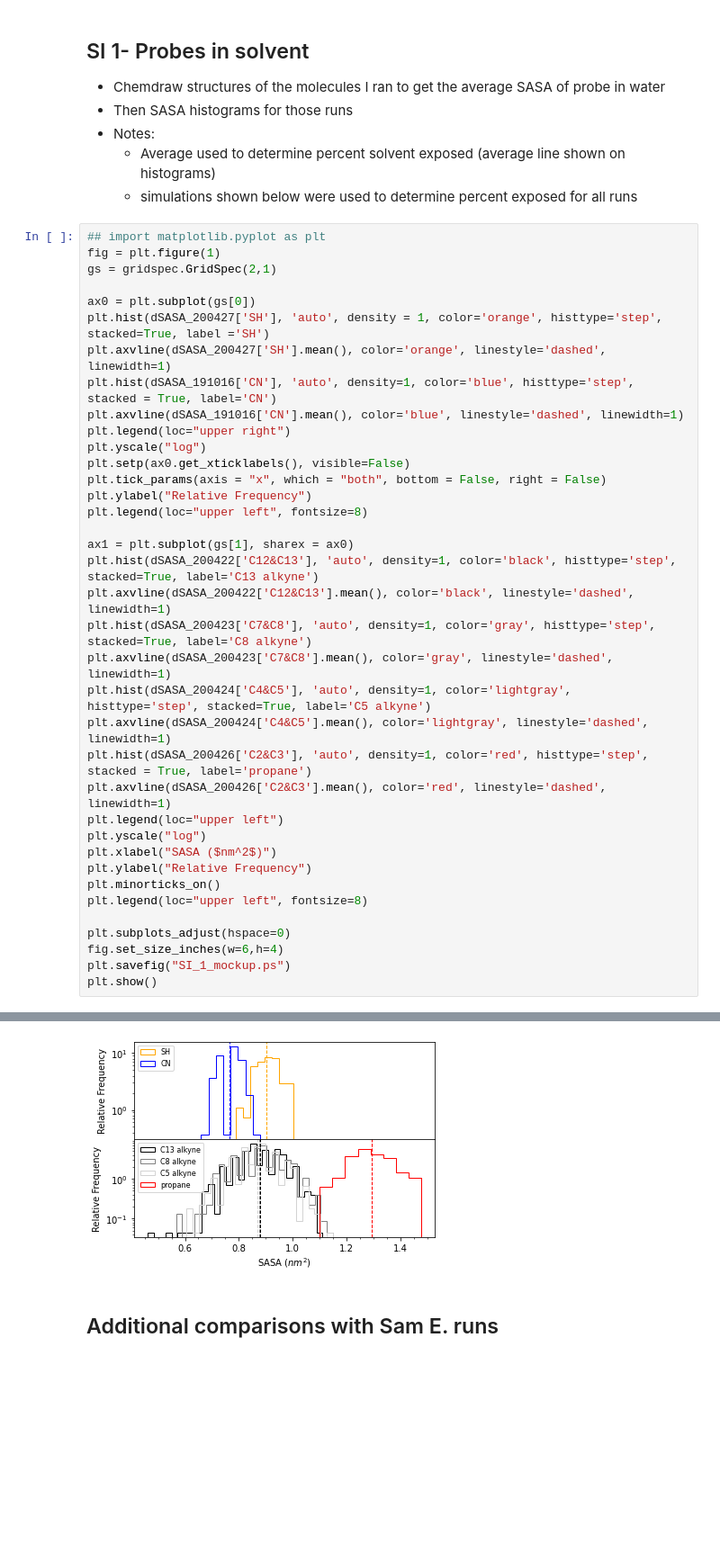
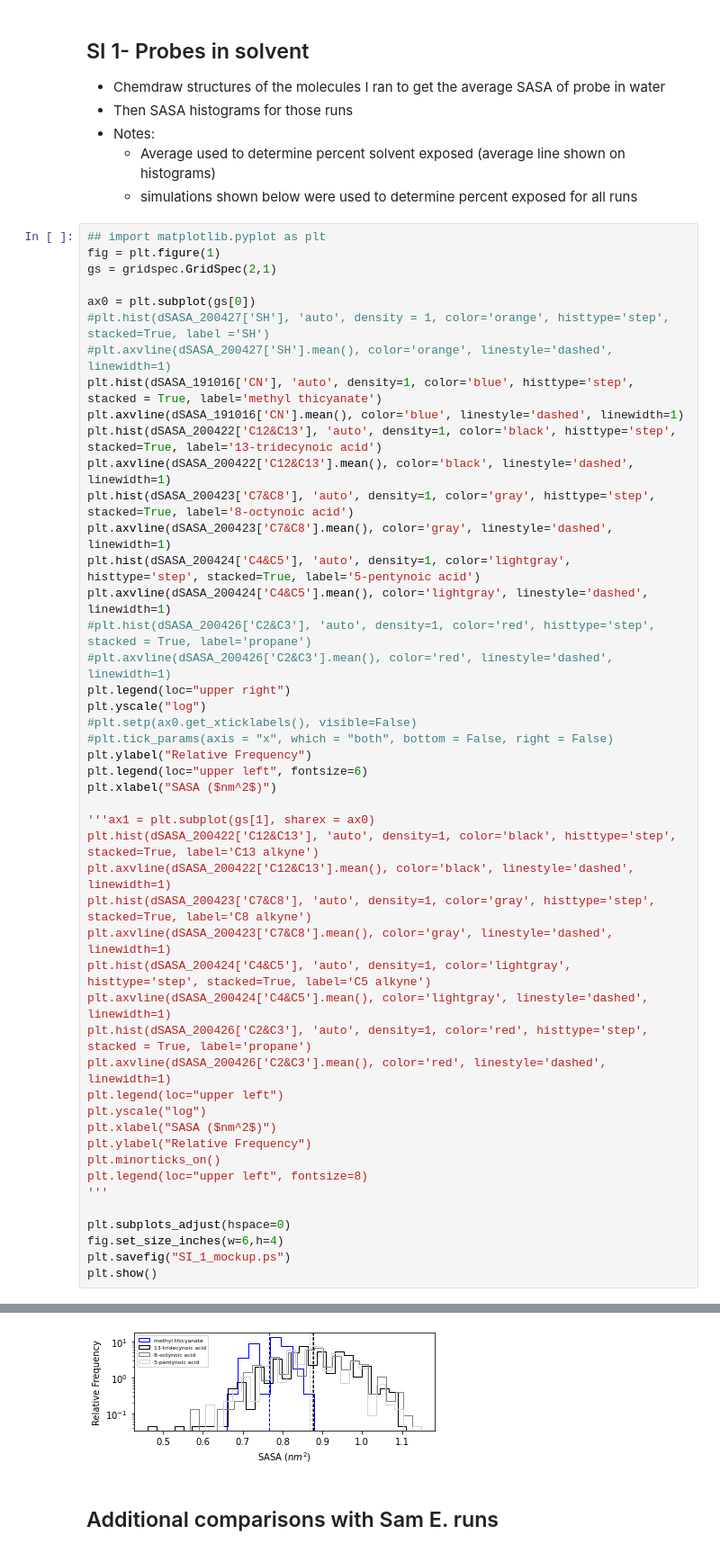
Before and after one commit to CHLresearchgroup/coire, a Jupyter notebook: CGHPaper.ipynb, the cells around one changed output, grey strips where cells are left out. Shown at 90% size. Cells and saved outputs as stored; diff of their text form; blank space fills up the shorter version.

```diff
--- a/CGHPaper.ipynb
+++ b/CGHPaper.ipynb
@@ -1110,18 +1058,27 @@ fig = plt.figure(1)
 gs = gridspec.GridSpec(2,1)
 
 ax0 = plt.subplot(gs[0])
-plt.hist(dSASA_200427['SH'], 'auto', density = 1, color='orange', histtype='step', stacked=True, label ='SH')
-plt.axvline(dSASA_200427['SH'].mean(), color='orange', linestyle='dashed', linewidth=1)
-plt.hist(dSASA_191016['CN'], 'auto', density=1, color='blue', histtype='step', stacked = True, label='CN')
+#plt.hist(dSASA_200427['SH'], 'auto', density = 1, color='orange', histtype='step', stacked=True, label ='SH')
+#plt.axvline(dSASA_200427['SH'].mean(), color='orange', linestyle='dashed', linewidth=1)
+plt.hist(dSASA_191016['CN'], 'auto', density=1, color='blue', histtype='step', stacked = True, label='methyl thicyanate')
 plt.axvline(dSASA_191016['CN'].mean(), color='blue', linestyle='dashed', linewidth=1)
+plt.hist(dSASA_200422['C12&C13'], 'auto', density=1, color='black', histtype='step', stacked=True, label='13-tridecynoic acid')
+plt.axvline(dSASA_200422['C12&C13'].mean(), color='black', linestyle='dashed', linewidth=1)
+plt.hist(dSASA_200423['C7&C8'], 'auto', density=1, color='gray', histtype='step', stacked=True, label='8-octynoic acid')
+plt.axvline(dSASA_200423['C7&C8'].mean(), color='gray', linestyle='dashed', linewidth=1)
+plt.hist(dSASA_200424['C4&C5'], 'auto', density=1, color='lightgray', histtype='step', stacked=True, label='5-pentynoic acid')
+plt.axvline(dSASA_200424['C4&C5'].mean(), color='lightgray', linestyle='dashed', linewidth=1)
+#plt.hist(dSASA_200426['C2&C3'], 'auto', density=1, color='red', histtype='step', stacked = True, label='propane')
+#plt.axvline(dSASA_200426['C2&C3'].mean(), color='red', linestyle='dashed', linewidth=1)
 plt.legend(loc="upper right")
 plt.yscale("log")
-plt.setp(ax0.get_xticklabels(), visible=False)
-plt.tick_params(axis = "x", which = "both", bottom = False, right = False)
+#plt.setp(ax0.get_xticklabels(), visible=False)
+#plt.tick_params(axis = "x", which = "both", bottom = False, right = False)
 plt.ylabel("Relative Frequency")
-plt.legend(loc="upper left", fontsize=8)
+plt.legend(loc="upper left", fontsize=6)
+plt.xlabel("SASA ($nm^2$)")
 
-ax1 = plt.subplot(gs[1], sharex = ax0)
+'''ax1 = plt.subplot(gs[1], sharex = ax0)
 plt.hist(dSASA_200422['C12&C13'], 'auto', density=1, color='black', histtype='step', stacked=True, label='C13 alkyne')
 plt.axvline(dSASA_200422['C12&C13'].mean(), color='black', linestyle='dashed', linewidth=1)
 plt.hist(dSASA_200423['C7&C8'], 'auto', density=1, color='gray', histtype='step', stacked=True, label='C8 alkyne')
@@ -1136,6 +1093,7 @@ plt.xlabel("SASA ($nm^2$)")
 plt.ylabel("Relative Frequency")
 plt.minorticks_on()
 plt.legend(loc="upper left", fontsize=8)
+'''
 
 plt.subplots_adjust(hspace=0)
 fig.set_size_inches(w=6,h=4)
@@ -1149,4 +1105,4 @@ The PostScript backend does not support transparency; partially transparent arti
-[figure, old version]
+[figure, new version]
 # %% [markdown]
 ## Additional comparisons with Sam E. runs
 # %% [markdown]
```
Also changed, not shown: parts of 33 cells of this notebook, 17 other files.
